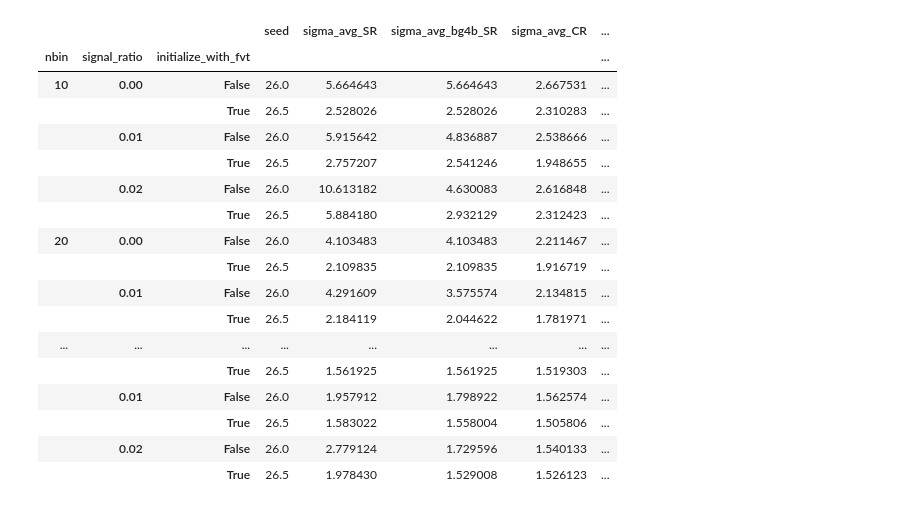
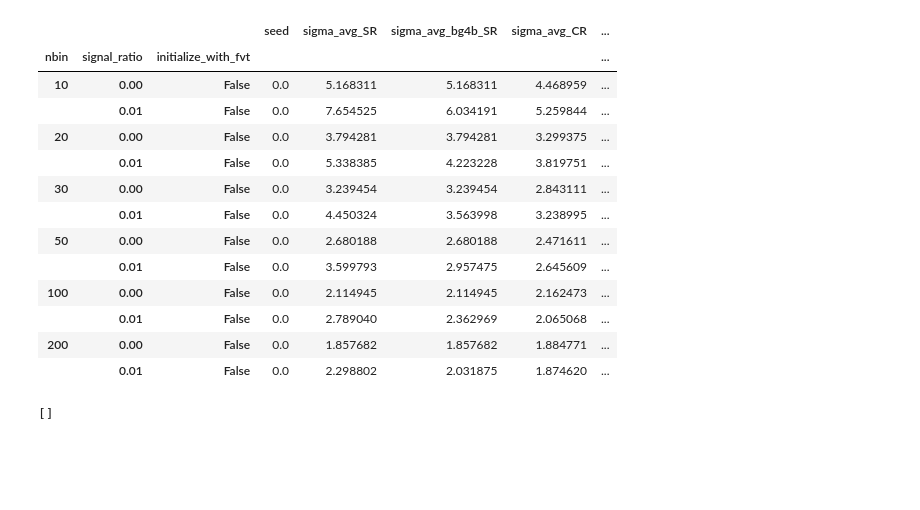
Before and after one commit to soheunyi/SRFinder, a Jupyter notebook: playground/counting_test_demo_3.ipynb, the cells around one changed output. Cells and saved outputs as stored; diff of their text form; code cells hidden in the pictures; blank space fills up the shorter version.

```diff
--- a/playground/counting_test_demo_3.ipynb
+++ b/playground/counting_test_demo_3.ipynb
@@ -91,6 +94,38 @@ n_3bs = np.unique([hp["n_3b"] for hp in hparams])
 
 tst_results = []
 result_size = 0
+# %%
+def get_histogram_info(events, values, bins):
+    assert len(events) == len(values)
+
+    if isinstance(bins, int):
+        bins = np.geomspace(np.min(values), np.max(values), bins)
+
+    hist_3b, _ = np.histogram(values[events.is_3b], bins=bins, weights=events.weights[events.is_3b])
+    hist_bg4b, _ = np.histogram(values[events.is_bg4b], bins=bins, weights=events.weights[events.is_bg4b])
+    hist_signal, _ = np.histogram(values[events.is_signal], bins=bins, weights=events.weights[events.is_signal])
+    hist_4b, _ = np.histogram(values[events.is_4b], bins=bins, weights=events.weights[events.is_4b])
+
+    std_est = np.sqrt((hist_3b + hist_4b) / 2)
+    is_sampled = std_est > 0
+    sigma = (hist_4b - hist_3b)[is_sampled]  / std_est[is_sampled]
+    sigma_avg = np.sqrt(np.mean(sigma**2))
+    sigma_bg4b = (hist_bg4b - hist_3b)[is_sampled] / std_est[is_sampled]
+    sigma_avg_bg4b = np.sqrt(np.mean(sigma_bg4b**2))
+    df = np.sum(is_sampled)
+
+    return {
+        "hist_3b": hist_3b,
+        "hist_bg4b": hist_bg4b,
+        "hist_signal": hist_signal,
+        "hist_4b": hist_4b,
+        "std_est": std_est,
+        "sigma": sigma,
+        "sigma_avg": sigma_avg,
+        "sigma_bg4b": sigma_bg4b,
+        "sigma_avg_bg4b": sigma_avg_bg4b,
+        "df": df,
+    }
 # %%
 import sys
 import pandas as pd
@@ -205,0 +270,6 @@ def get_histogram_info(events, values, bins):
+# %%
+sig_level = 0.05
+tst_results_summary_df["rejected_SR"] = tst_results_summary_df["sigma_avg_SR"]**2 > stats.chi2.ppf(1-sig_level, tst_results_summary_df["df_SR"]) / tst_results_summary_df["df_SR"]
+tst_results_summary_df["rejected_bg4b_SR"] = tst_results_summary_df["sigma_avg_bg4b_SR"]**2 > stats.chi2.ppf(1-sig_level, tst_results_summary_df["df_SR"]) / tst_results_summary_df["df_SR"]
+tst_results_summary_df["rejected_CR"] = tst_results_summary_df["sigma_avg_CR"]**2 > stats.chi2.ppf(1-sig_level, tst_results_summary_df["df_CR"]) / tst_results_summary_df["df_CR"]
+tst_results_summary_df["rejected_bg4b_CR"] = tst_results_summary_df["sigma_avg_bg4b_CR"]**2 > stats.chi2.ppf(1-sig_level, tst_results_summary_df["df_CR"]) / tst_results_summary_df["df_CR"]
@@ -250,26 +377,22 @@ tst_results_summary_df["rejected_bg4b_CR"] = tst_results_summary_df["sigma_avg_b
 
 # tst_results_summary_df.groupby(["signal_ratio", "nbin"]).mean()
 # %%
-tst_results_summary_df[tst_results_summary_df["seed"] <= seed_lim].groupby([
+tst_results_summary_df.groupby([
     "nbin",
     "signal_ratio",
     "initialize_with_fvt"]).mean()
 # %% [output]
 |  |  |  | seed | sigma_avg_SR | sigma_avg_bg4b_SR | sigma_avg_CR | ... |
 | nbin | signal_ratio | initialize_with_fvt |  |  |  |  | ... |
-| 10 | 0.00 | False | 26.0 | 5.664643 | 5.664643 | 2.667531 | ... |
-|  |  | True | 26.5 | 2.528026 | 2.528026 | 2.310283 | ... |
-|  | 0.01 | False | 26.0 | 5.915642 | 4.836887 | 2.538666 | ... |
-|  |  | True | 26.5 | 2.757207 | 2.541246 | 1.948655 | ... |
-|  | 0.02 | False | 26.0 | 10.613182 | 4.630083 | 2.616848 | ... |
-|  |  | True | 26.5 | 5.884180 | 2.932129 | 2.312423 | ... |
-| 20 | 0.00 | False | 26.0 | 4.103483 | 4.103483 | 2.211467 | ... |
-|  |  | True | 26.5 | 2.109835 | 2.109835 | 1.916719 | ... |
-|  | 0.01 | False | 26.0 | 4.291609 | 3.575574 | 2.134815 | ... |
-|  |  | True | 26.5 | 2.184119 | 2.044622 | 1.781971 | ... |
-| ... | ... | ... | ... | ... | ... | ... | ... |
-|  |  | True | 26.5 | 1.561925 | 1.561925 | 1.519303 | ... |
-|  | 0.01 | False | 26.0 | 1.957912 | 1.798922 | 1.562574 | ... |
-|  |  | True | 26.5 | 1.583022 | 1.558004 | 1.505806 | ... |
-|  | 0.02 | False | 26.0 | 2.779124 | 1.729596 | 1.540133 | ... |
-|  |  | True | 26.5 | 1.978430 | 1.529008 | 1.526123 | ... |
+| 10 | 0.00 | False | 0.0 | 5.168311 | 5.168311 | 4.468959 | ... |
+|  | 0.01 | False | 0.0 | 7.654525 | 6.034191 | 5.259844 | ... |
+| 20 | 0.00 | False | 0.0 | 3.794281 | 3.794281 | 3.299375 | ... |
+|  | 0.01 | False | 0.0 | 5.338385 | 4.223228 | 3.819751 | ... |
+| 30 | 0.00 | False | 0.0 | 3.239454 | 3.239454 | 2.843111 | ... |
+|  | 0.01 | False | 0.0 | 4.450324 | 3.563998 | 3.238995 | ... |
+| 50 | 0.00 | False | 0.0 | 2.680188 | 2.680188 | 2.471611 | ... |
+|  | 0.01 | False | 0.0 | 3.599793 | 2.957475 | 2.645609 | ... |
+| 100 | 0.00 | False | 0.0 | 2.114945 | 2.114945 | 2.162473 | ... |
+|  | 0.01 | False | 0.0 | 2.789040 | 2.362969 | 2.065068 | ... |
+| 200 | 0.00 | False | 0.0 | 1.857682 | 1.857682 | 1.884771 | ... |
+|  | 0.01 | False | 0.0 | 2.298802 | 2.031875 | 1.874620 | ... |
@@ -277,0 +399,10 @@ tst_results_summary_df.to_csv(f"tst_results_summary_{experiment_name}.csv", inde
+# %%
+tst_results_summary_df[["signal_ratio", "nbin", "initialize_with_fvt", "seed"]].values
+
+
+from itertools import product
+all_vs = list(product([0.0, 0.01, 0.02], nbins, [True, False], seeds))
+
+# print([v for v in all_vs if v not in ])
+# %% [output]
+[]
```
Also changed, not shown: parts of 11 cells of this notebook, 9 other files.
